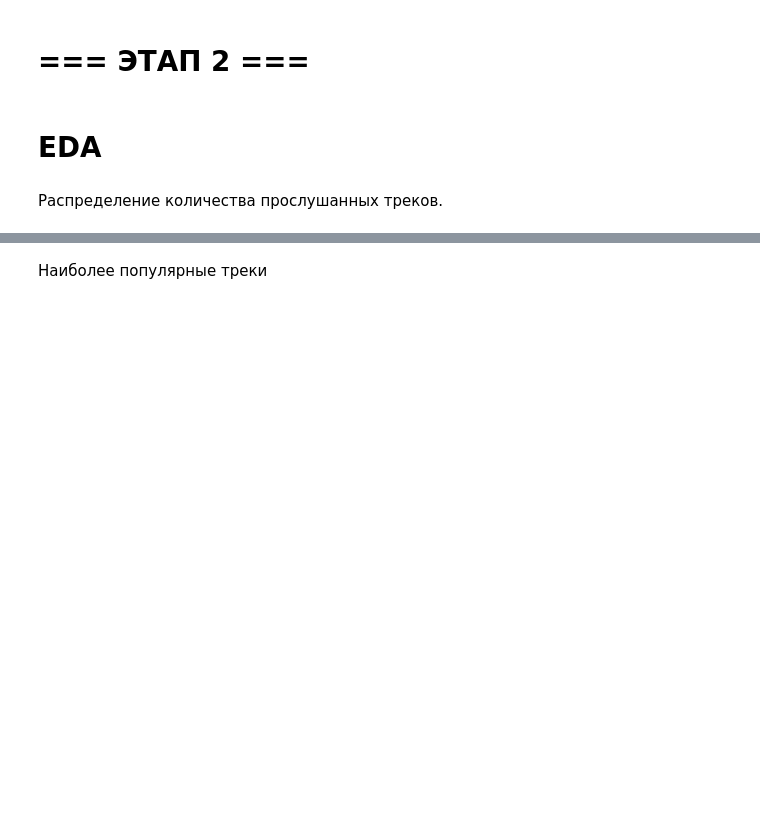
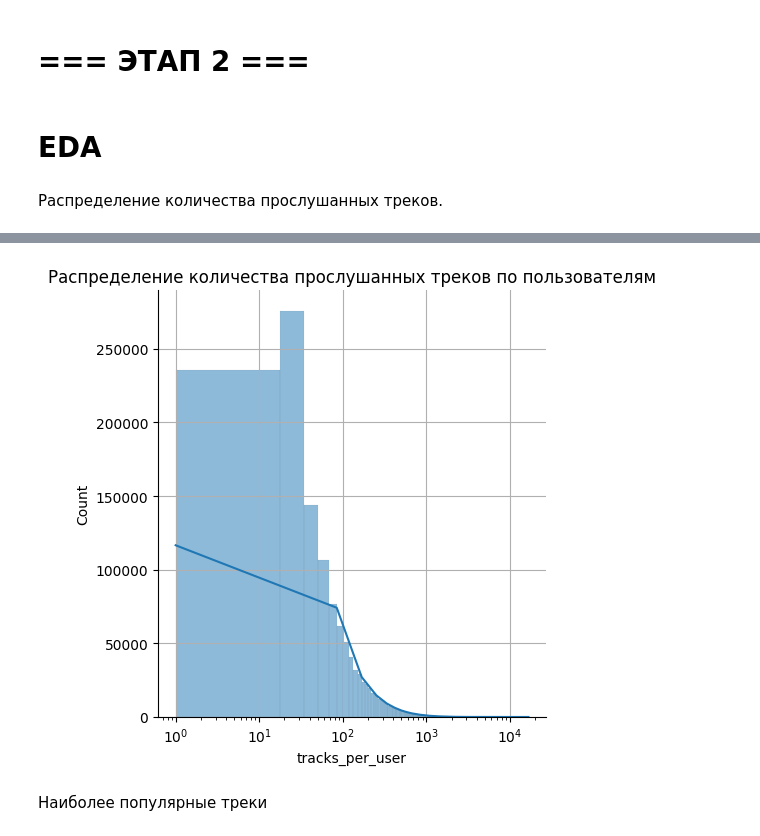
Before and after one commit to AlexChudinov/mle-project-sprint-4-v001, a Jupyter notebook: recommendations.ipynb, the cells around one changed output, grey strips where cells are left out. Drawn from its saved outputs; the diff is of its cells as text; code cells hidden in the pictures; blank space fills up the shorter version.

```diff
--- a/recommendations.ipynb
+++ b/recommendations.ipynb
@@ -125,2 +403,9 @@ dtype: int64
+# %%
+sns.displot(tracks_per_user['tracks_per_user'], bins=1000, kde=True)
+plt.xscale('log')
+plt.grid()
+_ = plt.title('Распределение количества прослушанных треков по пользователям')
+# %% [output]
+[figure, added]
 # %% [markdown]
 Наиболее популярные треки
```
Also changed, not shown: parts of 31 cells of this notebook, 5 other files.
